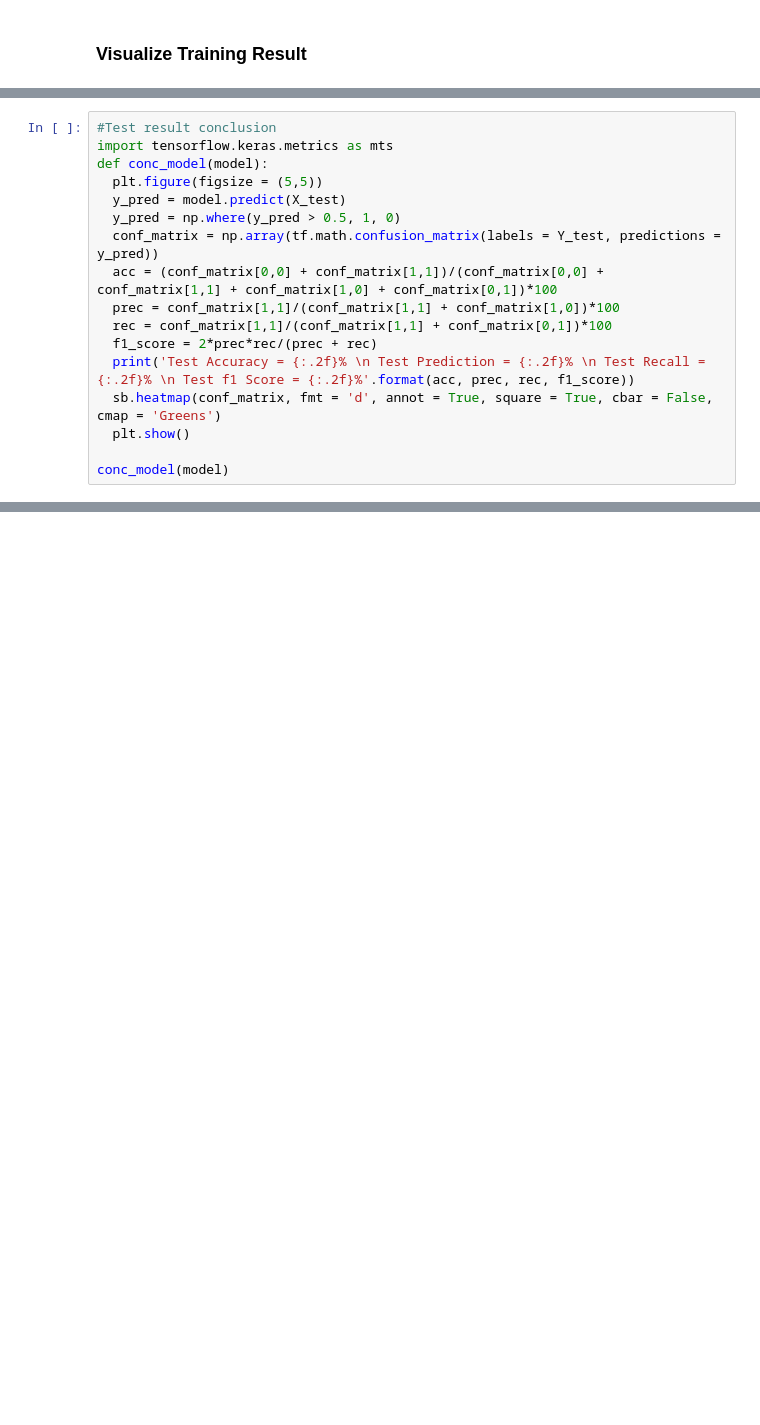
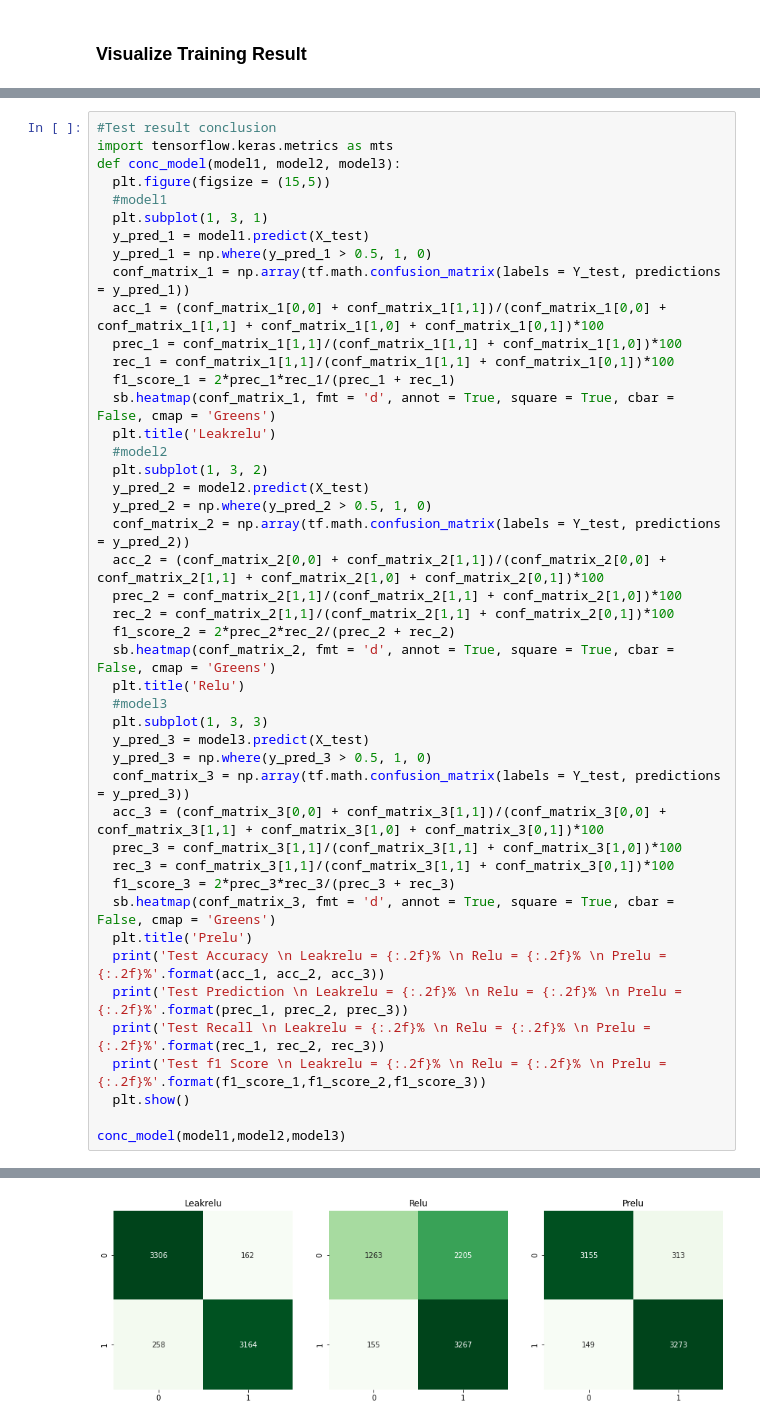
Before and after one commit to syifanurul/Malaria-Cells-Image-Recognition, a Jupyter notebook: Malaria_Cell_Image.ipynb, the cells around one changed output, grey strips where cells are left out. Drawn from its saved outputs; the diff is of its cells as text; blank space fills up the shorter version.

```diff
--- a/Malaria_Cell_Image.ipynb
+++ b/Malaria_Cell_Image.ipynb
@@ -331,17 +450,0 @@ plt.show()
-# %%
-#Test result conclusion
-import tensorflow.keras.metrics as mts
-def conc_model(model):
-  plt.figure(figsize = (5,5))
-  y_pred = model.predict(X_test)
-  y_pred = np.where(y_pred > 0.5, 1, 0)
-  conf_matrix = np.array(tf.math.confusion_matrix(labels = Y_test, predictions = y_pred))
-  acc = (conf_matrix[0,0] + conf_matrix[1,1])/(conf_matrix[0,0] + conf_matrix[1,1] + conf_matrix[1,0] + conf_matrix[0,1])*100
-  prec = conf_matrix[1,1]/(conf_matrix[1,1] + conf_matrix[1,0])*100
-  rec = conf_matrix[1,1]/(conf_matrix[1,1] + conf_matrix[0,1])*100
-  f1_score = 2*prec*rec/(prec + rec)
-  print('Test Accuracy = {:.2f}% \n Test Prediction = {:.2f}% \n Test Recall = {:.2f}% \n Test f1 Score = {:.2f}%'.format(acc, prec, rec, f1_score))
-  sb.heatmap(conf_matrix, fmt = 'd', annot = True, square = True, cbar = False, cmap = 'Greens')
-  plt.show()
-
-conc_model(model)
@@ -353,0 +451,46 @@ Test Accuracy = 83.76%
+# %%
+#Test result conclusion
+import tensorflow.keras.metrics as mts
+def conc_model(model1, model2, model3):
+  plt.figure(figsize = (15,5))
+  #model1
+  plt.subplot(1, 3, 1)
+  y_pred_1 = model1.predict(X_test)
+  y_pred_1 = np.where(y_pred_1 > 0.5, 1, 0)
+  conf_matrix_1 = np.array(tf.math.confusion_matrix(labels = Y_test, predictions = y_pred_1))
+  acc_1 = (conf_matrix_1[0,0] + conf_matrix_1[1,1])/(conf_matrix_1[0,0] + conf_matrix_1[1,1] + conf_matrix_1[1,0] + conf_matrix_1[0,1])*100
+  prec_1 = conf_matrix_1[1,1]/(conf_matrix_1[1,1] + conf_matrix_1[1,0])*100
+  rec_1 = conf_matrix_1[1,1]/(conf_matrix_1[1,1] + conf_matrix_1[0,1])*100
+  f1_score_1 = 2*prec_1*rec_1/(prec_1 + rec_1)
+  sb.heatmap(conf_matrix_1, fmt = 'd', annot = True, square = True, cbar = False, cmap = 'Greens')
+  plt.title('Leakrelu')
+  #model2
+  plt.subplot(1, 3, 2)
+  y_pred_2 = model2.predict(X_test)
+  y_pred_2 = np.where(y_pred_2 > 0.5, 1, 0)
+  conf_matrix_2 = np.array(tf.math.confusion_matrix(labels = Y_test, predictions = y_pred_2))
+  acc_2 = (conf_matrix_2[0,0] + conf_matrix_2[1,1])/(conf_matrix_2[0,0] + conf_matrix_2[1,1] + conf_matrix_2[1,0] + conf_matrix_2[0,1])*100
+  prec_2 = conf_matrix_2[1,1]/(conf_matrix_2[1,1] + conf_matrix_2[1,0])*100
+  rec_2 = conf_matrix_2[1,1]/(conf_matrix_2[1,1] + conf_matrix_2[0,1])*100
+  f1_score_2 = 2*prec_2*rec_2/(prec_2 + rec_2)
+  sb.heatmap(conf_matrix_2, fmt = 'd', annot = True, square = True, cbar = False, cmap = 'Greens')
+  plt.title('Relu')
+  #model3
+  plt.subplot(1, 3, 3)
+  y_pred_3 = model3.predict(X_test)
+  y_pred_3 = np.where(y_pred_3 > 0.5, 1, 0)
+  conf_matrix_3 = np.array(tf.math.confusion_matrix(labels = Y_test, predictions = y_pred_3))
+  acc_3 = (conf_matrix_3[0,0] + conf_matrix_3[1,1])/(conf_matrix_3[0,0] + conf_matrix_3[1,1] + conf_matrix_3[1,0] + conf_matrix_3[0,1])*100
+  prec_3 = conf_matrix_3[1,1]/(conf_matrix_3[1,1] + conf_matrix_3[1,0])*100
+  rec_3 = conf_matrix_3[1,1]/(conf_matrix_3[1,1] + conf_matrix_3[0,1])*100
+  f1_score_3 = 2*prec_3*rec_3/(prec_3 + rec_3)
+  sb.heatmap(conf_matrix_3, fmt = 'd', annot = True, square = True, cbar = False, cmap = 'Greens')
+  plt.title('Prelu')
+  print('Test Accuracy \n Leakrelu = {:.2f}% \n Relu = {:.2f}% \n Prelu = {:.2f}%'.format(acc_1, acc_2, acc_3))
+  print('Test Prediction \n Leakrelu = {:.2f}% \n Relu = {:.2f}% \n Prelu = {:.2f}%'.format(prec_1, prec_2, prec_3))
+  print('Test Recall \n Leakrelu = {:.2f}% \n Relu = {:.2f}% \n Prelu = {:.2f}%'.format(rec_1, rec_2, rec_3))
+  print('Test f1 Score \n Leakrelu = {:.2f}% \n Relu = {:.2f}% \n Prelu = {:.2f}%'.format(f1_score_1,f1_score_2,f1_score_3))
+  plt.show()
+
+conc_model(model1,model2,model3)
+# %% [output]
@@ -354,2 +513,3 @@ Test Accuracy = 83.76%
+[figure, added]
 # %%
 #plot the train test result
```
Also changed, not shown: parts of 25 cells of this notebook.
